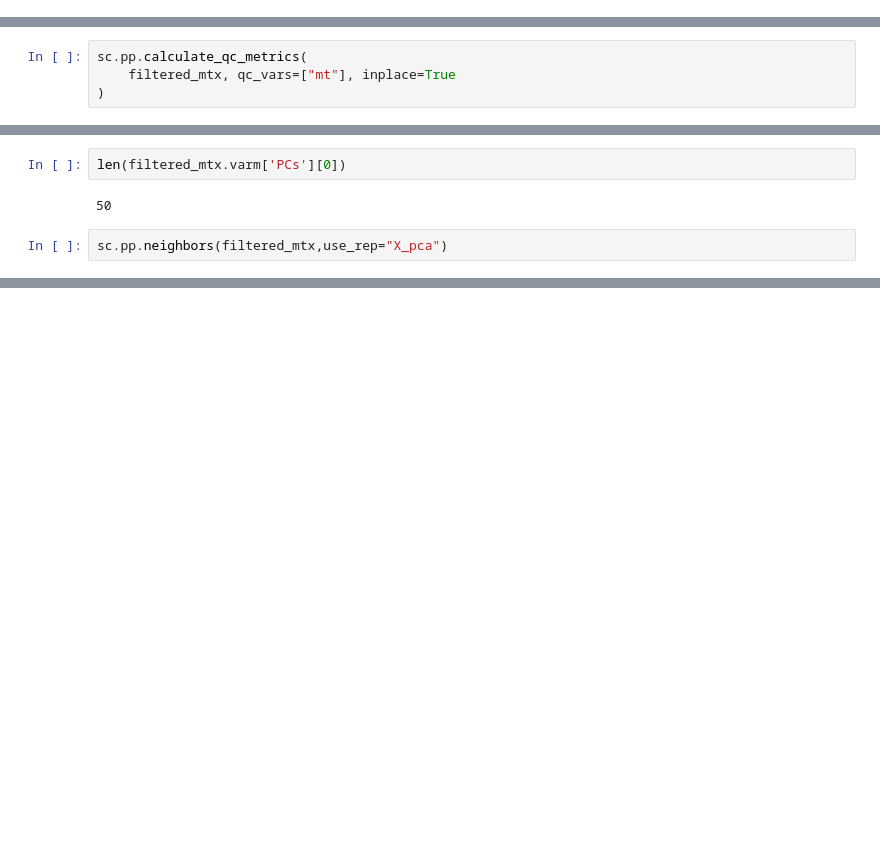
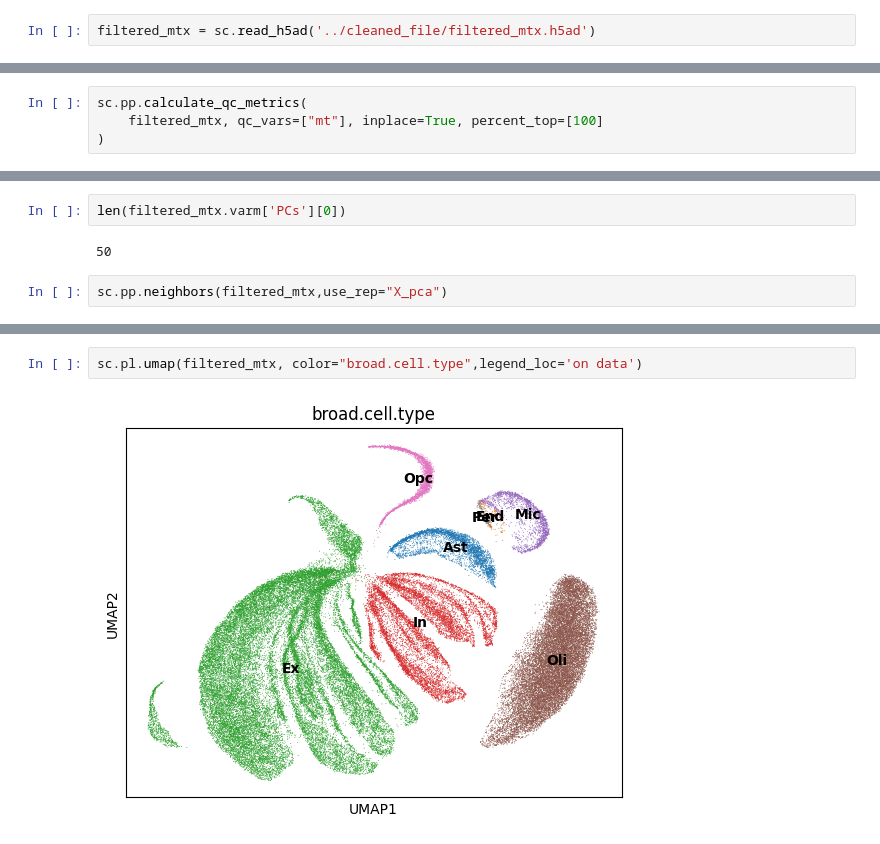
Before and after one commit to aj95b/ROSMAP_AD, a Jupyter notebook: sc_practice.ipynb, the cells around one changed output, grey strips where cells are left out. Drawn from its saved outputs; the diff is of its cells as text; blank space fills up the shorter version.

Commit message:
umap and prepare data for training

```diff
--- a/sc_practice.ipynb
+++ b/sc_practice.ipynb
@@ -301,0 +313,2 @@ filtered_mtx.write("../cleaned_file/filtered_mtx.h5ad", compression="gzip")
+# %%
+filtered_mtx = sc.read_h5ad('../cleaned_file/filtered_mtx.h5ad')
@@ -307,7 +322,7 @@ filtered_mtx.var[filtered_mtx.var.gene_name.str.startswith('MT')].shape
 filtered_mtx.var['mt'] = filtered_mtx.var.gene_name.str.startswith('MT')
 # %%
 sc.pp.calculate_qc_metrics(
-    filtered_mtx, qc_vars=["mt"], inplace=True
+    filtered_mtx, qc_vars=["mt"], inplace=True, percent_top=[100]
 )
 # %%
 filtered_mtx
@@ -443,0 +483,4 @@ sc.pp.neighbors(filtered_mtx,use_rep="X_pca")
+# %%
+sc.pl.umap(filtered_mtx, color="broad.cell.type",legend_loc='on data')
+# %% [output]
+[figure, added]
```
Also changed, not shown: parts of 52 cells of this notebook.
